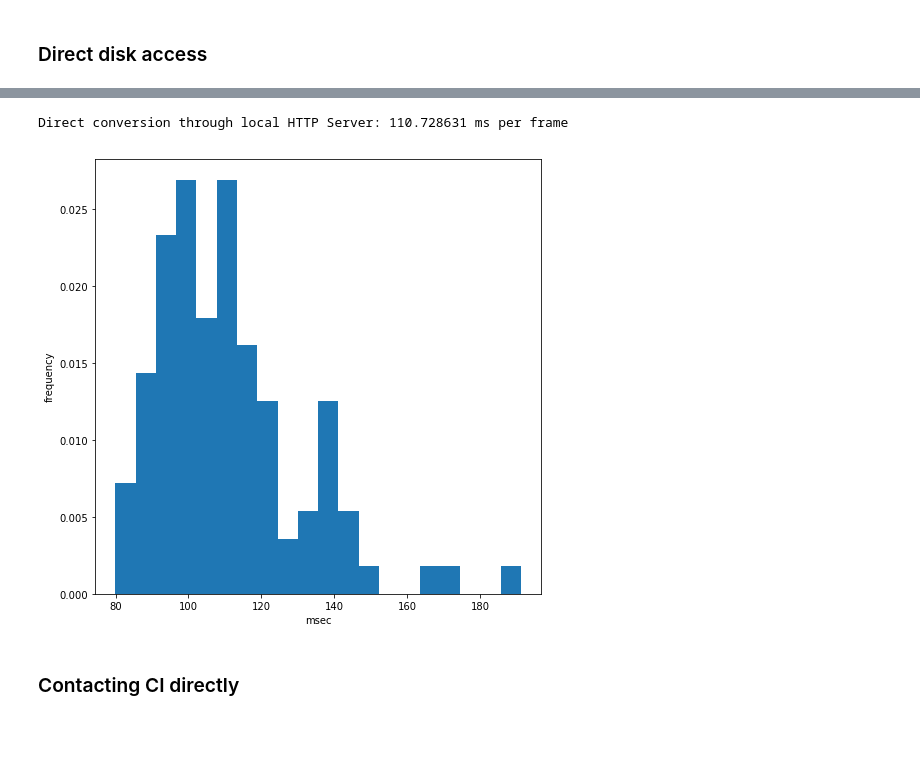
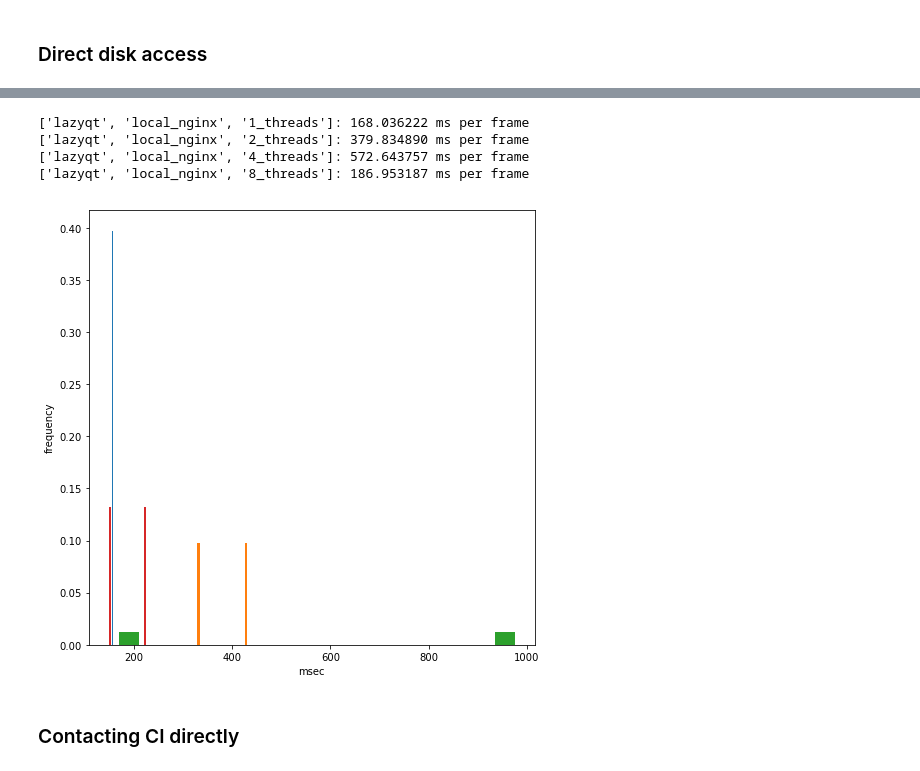
Before and after one commit to CamHD-Analysis/jupyter-lazyqt-benchmarking, a Jupyter notebook: PyCamHD Benchmarking.ipynb, the cells around one changed output, grey strips where cells are left out. Saved outputs shown, nothing was run; the diff lists cells and outputs as text; code cells hidden in the pictures; blank space fills up the shorter version.

```diff
--- a/PyCamHD Benchmarking.ipynb
+++ b/PyCamHD Benchmarking.ipynb
@@ -67,8 +201,10 @@ Direct converions from local disk: 46.019578 ms per frame
-# %%
-times = test_lazyqt("http://localhost:9081/")   ## Local Nginx server as defined in the docker-compose configuration
-process_times( times, "Direct conversion through local HTTP Server")
-# %% [output]
-Direct conversion through local HTTP Server: 110.728631 ms per frame
-[figure, removed]
+# %%
+run_analysis( lazyqt.LazyQtAccessor( local_nginx_url ), ["lazyqt","local_nginx"] )
+# %% [output]
+['lazyqt', 'local_nginx', '1_threads']: 168.036222 ms per frame
+['lazyqt', 'local_nginx', '2_threads']: 379.834890 ms per frame
+['lazyqt', 'local_nginx', '4_threads']: 572.643757 ms per frame
+['lazyqt', 'local_nginx', '8_threads']: 186.953187 ms per frame
+[figure, added]
 # %% [markdown]
 ### Contacting CI directly
```
Also changed, not shown: parts of 29 cells of this notebook.
